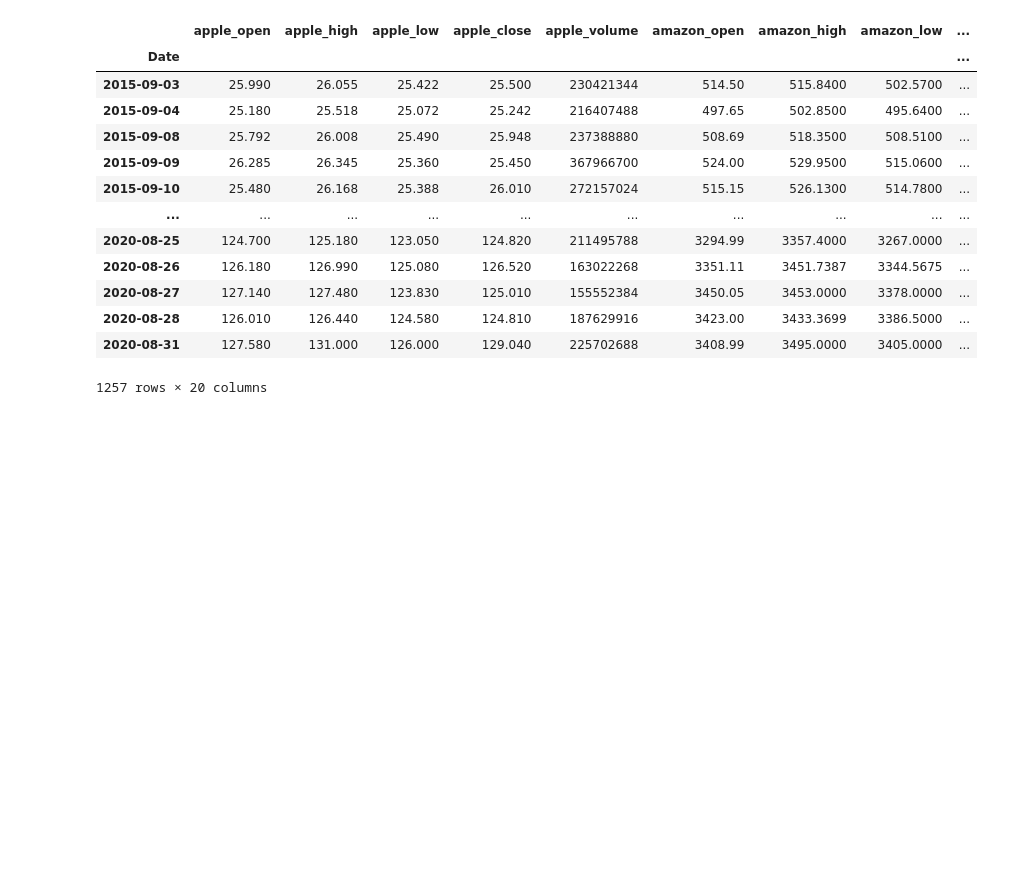
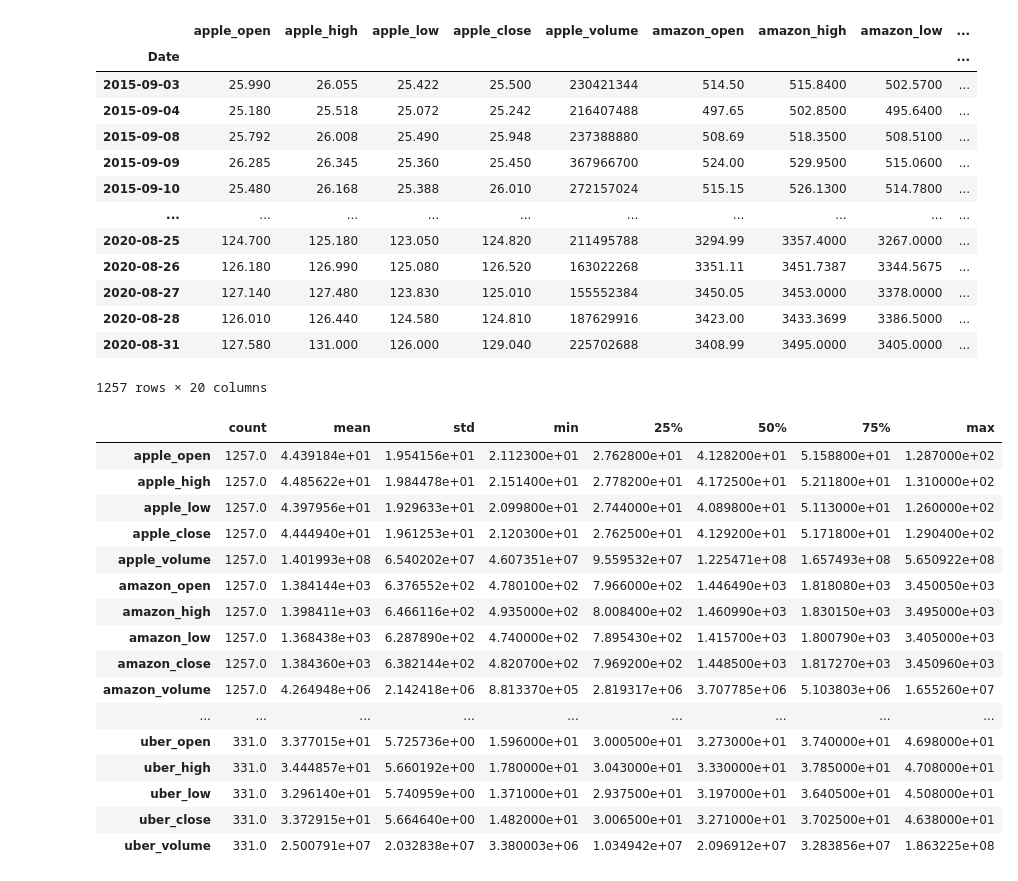
Before and after one commit to mietekdom/Data-Science, a Jupyter notebook: 01_knowledge/08_łaczenie_danych.ipynb, the cells around one changed output. Drawn from its saved outputs; the diff is of its cells as text; code cells hidden in the pictures; blank space fills up the shorter version.

```diff
--- a/01_knowledge/08_łaczenie_danych.ipynb
+++ b/01_knowledge/08_łaczenie_danych.ipynb
@@ -95,3 +96,23 @@ pd.concat(objs=[apple, amazon, google, uber], axis=1)
 | 2020-08-28 | 126.010 | 126.440 | 124.580 | 124.810 | 187629916 | 3423.00 | 3433.3699 | 3386.5000 | ... |
 | 2020-08-31 | 127.580 | 131.000 | 126.000 | 129.040 | 225702688 | 3408.99 | 3495.0000 | 3405.0000 | ... |
 1257 rows × 20 columns
+# %%
+df_all.describe().T # informacje o zbiorze
+# %% [output]
+|  | count | mean | std | min | 25% | 50% | 75% | max |
+| apple_open | 1257.0 | 4.439184e+01 | 1.954156e+01 | 2.112300e+01 | 2.762800e+01 | 4.128200e+01 | 5.158800e+01 | 1.287000e+02 |
+| apple_high | 1257.0 | 4.485622e+01 | 1.984478e+01 | 2.151400e+01 | 2.778200e+01 | 4.172500e+01 | 5.211800e+01 | 1.310000e+02 |
+| apple_low | 1257.0 | 4.397956e+01 | 1.929633e+01 | 2.099800e+01 | 2.744000e+01 | 4.089800e+01 | 5.113000e+01 | 1.260000e+02 |
+| apple_close | 1257.0 | 4.444940e+01 | 1.961253e+01 | 2.120300e+01 | 2.762500e+01 | 4.129200e+01 | 5.171800e+01 | 1.290400e+02 |
+| apple_volume | 1257.0 | 1.401993e+08 | 6.540202e+07 | 4.607351e+07 | 9.559532e+07 | 1.225471e+08 | 1.657493e+08 | 5.650922e+08 |
+| amazon_open | 1257.0 | 1.384144e+03 | 6.376552e+02 | 4.780100e+02 | 7.966000e+02 | 1.446490e+03 | 1.818080e+03 | 3.450050e+03 |
+| amazon_high | 1257.0 | 1.398411e+03 | 6.466116e+02 | 4.935000e+02 | 8.008400e+02 | 1.460990e+03 | 1.830150e+03 | 3.495000e+03 |
+| amazon_low | 1257.0 | 1.368438e+03 | 6.287890e+02 | 4.740000e+02 | 7.895430e+02 | 1.415700e+03 | 1.800790e+03 | 3.405000e+03 |
+| amazon_close | 1257.0 | 1.384360e+03 | 6.382144e+02 | 4.820700e+02 | 7.969200e+02 | 1.448500e+03 | 1.817270e+03 | 3.450960e+03 |
+| amazon_volume | 1257.0 | 4.264948e+06 | 2.142418e+06 | 8.813370e+05 | 2.819317e+06 | 3.707785e+06 | 5.103803e+06 | 1.655260e+07 |
+| ... | ... | ... | ... | ... | ... | ... | ... | ... |
+| uber_open | 331.0 | 3.377015e+01 | 5.725736e+00 | 1.596000e+01 | 3.000500e+01 | 3.273000e+01 | 3.740000e+01 | 4.698000e+01 |
+| uber_high | 331.0 | 3.444857e+01 | 5.660192e+00 | 1.780000e+01 | 3.043000e+01 | 3.330000e+01 | 3.785000e+01 | 4.708000e+01 |
+| uber_low | 331.0 | 3.296140e+01 | 5.740959e+00 | 1.371000e+01 | 2.937500e+01 | 3.197000e+01 | 3.640500e+01 | 4.508000e+01 |
+| uber_close | 331.0 | 3.372915e+01 | 5.664640e+00 | 1.482000e+01 | 3.006500e+01 | 3.271000e+01 | 3.702500e+01 | 4.638000e+01 |
+| uber_volume | 331.0 | 2.500791e+07 | 2.032838e+07 | 3.380003e+06 | 1.034942e+07 | 2.096912e+07 | 3.283856e+07 | 1.863225e+08 |
```
Also changed, not shown: parts of 16 cells of this notebook.
